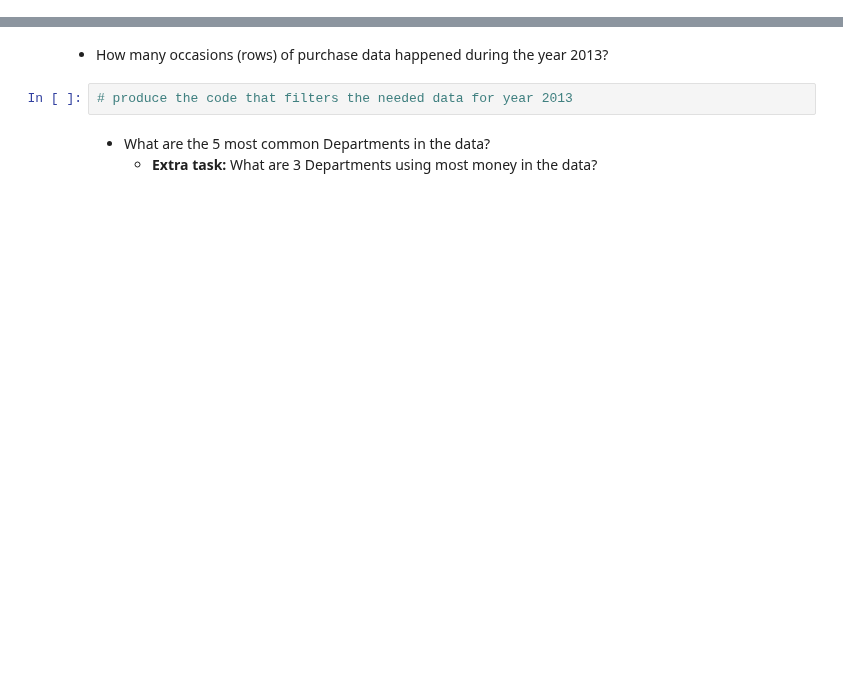
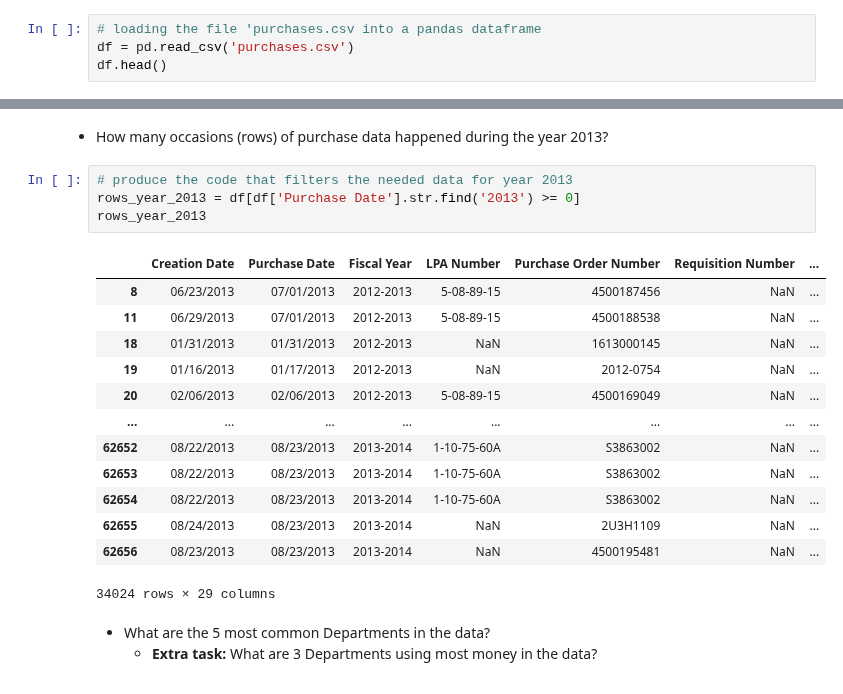
Before and after one commit to jehuhta/Intro_Data_Analytics_Huhta_Jeremy_Spring2025, a Jupyter notebook: Exercises_2_Pandas/DataAnalyticsExerciseSet2.ipynb, the cells around one changed output, grey strips where cells are left out. Drawn from its saved outputs; the diff is of its cells as text; blank space fills up the shorter version.

```diff
--- a/Exercises_2_Pandas/DataAnalyticsExerciseSet2.ipynb
+++ b/Exercises_2_Pandas/DataAnalyticsExerciseSet2.ipynb
@@ -291,4 +286,8 @@ KeyError: 'Brankruptcies'
 # %% [markdown]
 <h4><b>2. Download the purchases.csv from Moodle, and do the following observations:</b></h4>
+# %%
+# loading the file 'purchases.csv into a pandas dataframe
+df = pd.read_csv('purchases.csv')
+df.head()
 # %% [markdown]
 <li>What was the total price sum of the Purchase Order Number 018H2015? (14 rows in total)</li>
@@ -302,6 +318,22 @@ KeyError: 'Brankruptcies'
 <li>How many occasions (rows) of purchase data happened during the year 2013?</li>
 # %%
 # produce the code that filters the needed data for year 2013
+rows_year_2013 = df[df['Purchase Date'].str.find('2013') >= 0]
+rows_year_2013
+# %% [output]
+|  | Creation Date | Purchase Date | Fiscal Year | LPA Number | Purchase Order Number | Requisition Number | ... |
+| 8 | 06/23/2013 | 07/01/2013 | 2012-2013 | 5-08-89-15 | 4500187456 | NaN | ... |
+| 11 | 06/29/2013 | 07/01/2013 | 2012-2013 | 5-08-89-15 | 4500188538 | NaN | ... |
+| 18 | 01/31/2013 | 01/31/2013 | 2012-2013 | NaN | 1613000145 | NaN | ... |
+| 19 | 01/16/2013 | 01/17/2013 | 2012-2013 | NaN | 2012-0754 | NaN | ... |
+| 20 | 02/06/2013 | 02/06/2013 | 2012-2013 | 5-08-89-15 | 4500169049 | NaN | ... |
+| ... | ... | ... | ... | ... | ... | ... | ... |
+| 62652 | 08/22/2013 | 08/23/2013 | 2013-2014 | 1-10-75-60A | S3863002 | NaN | ... |
+| 62653 | 08/22/2013 | 08/23/2013 | 2013-2014 | 1-10-75-60A | S3863002 | NaN | ... |
+| 62654 | 08/22/2013 | 08/23/2013 | 2013-2014 | 1-10-75-60A | S3863002 | NaN | ... |
+| 62655 | 08/24/2013 | 08/23/2013 | 2013-2014 | NaN | 2U3H1109 | NaN | ... |
+| 62656 | 08/23/2013 | 08/23/2013 | 2013-2014 | NaN | 4500195481 | NaN | ... |
+34024 rows × 29 columns
 # %% [markdown]
 <ul><li>What are the 5 most common Departments in the data?</li>
 <ul><li><b>Extra task: </b>What are 3 Departments using most money in the data?</li></ul>
```
Also changed, not shown: parts of 25 cells of this notebook.
